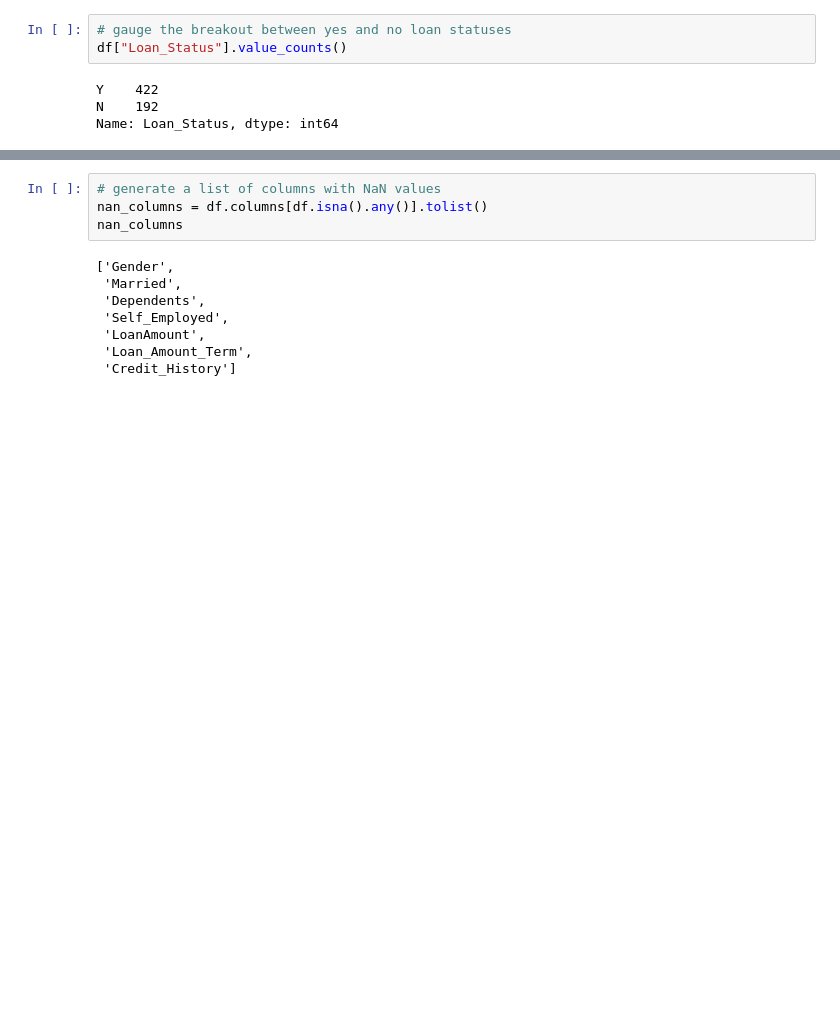
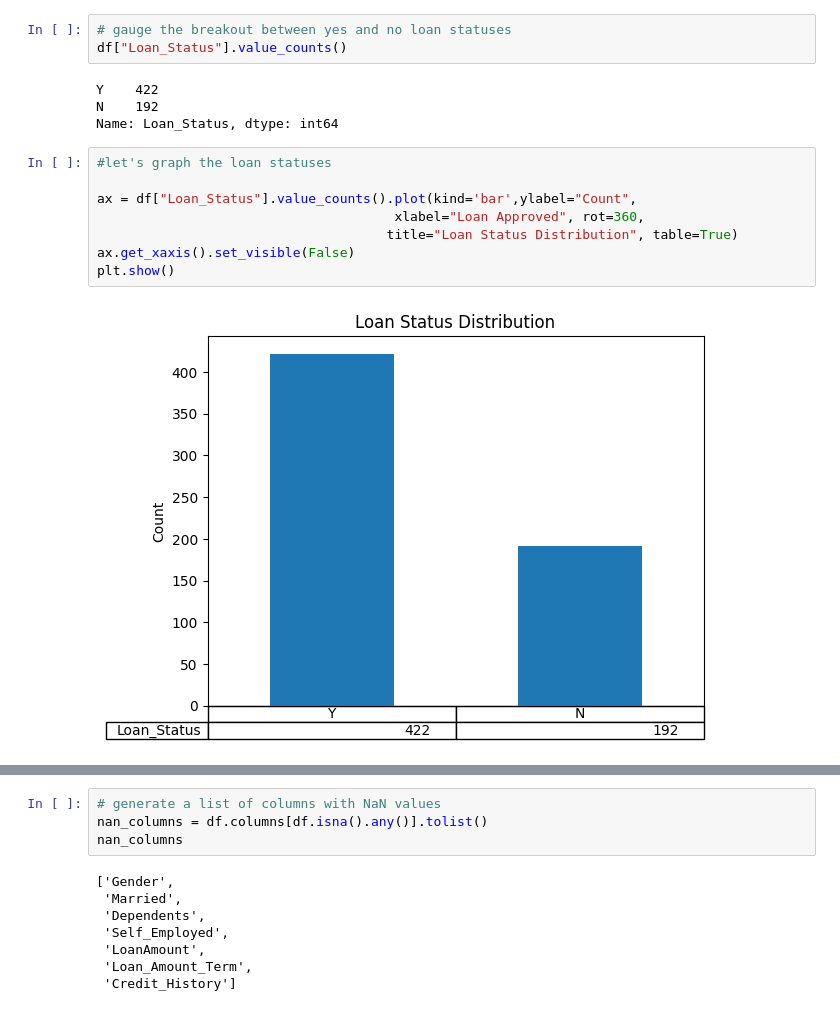
Before and after one commit to SLyubar/machinelearning, a Jupyter notebook: Final Project.ipynb, the cells around one changed output, grey strips where cells are left out. Saved outputs shown, nothing was run; the diff lists cells and outputs as text; blank space fills up the shorter version.

```diff
--- a/Final Project.ipynb
+++ b/Final Project.ipynb
@@ -76,3 +75,13 @@ df["Loan_Status"].value_counts()
 Y    422
 N    192
 Name: Loan_Status, dtype: int64
+# %%
+#let's graph the loan statuses
+
+ax = df["Loan_Status"].value_counts().plot(kind='bar',ylabel="Count",
+                                      xlabel="Loan Approved", rot=360,
+                                     title="Loan Status Distribution", table=True)
+ax.get_xaxis().set_visible(False)
+plt.show()
+# %% [output]
+[figure, added]
```
Also changed, not shown: parts of 102 cells of this notebook.
